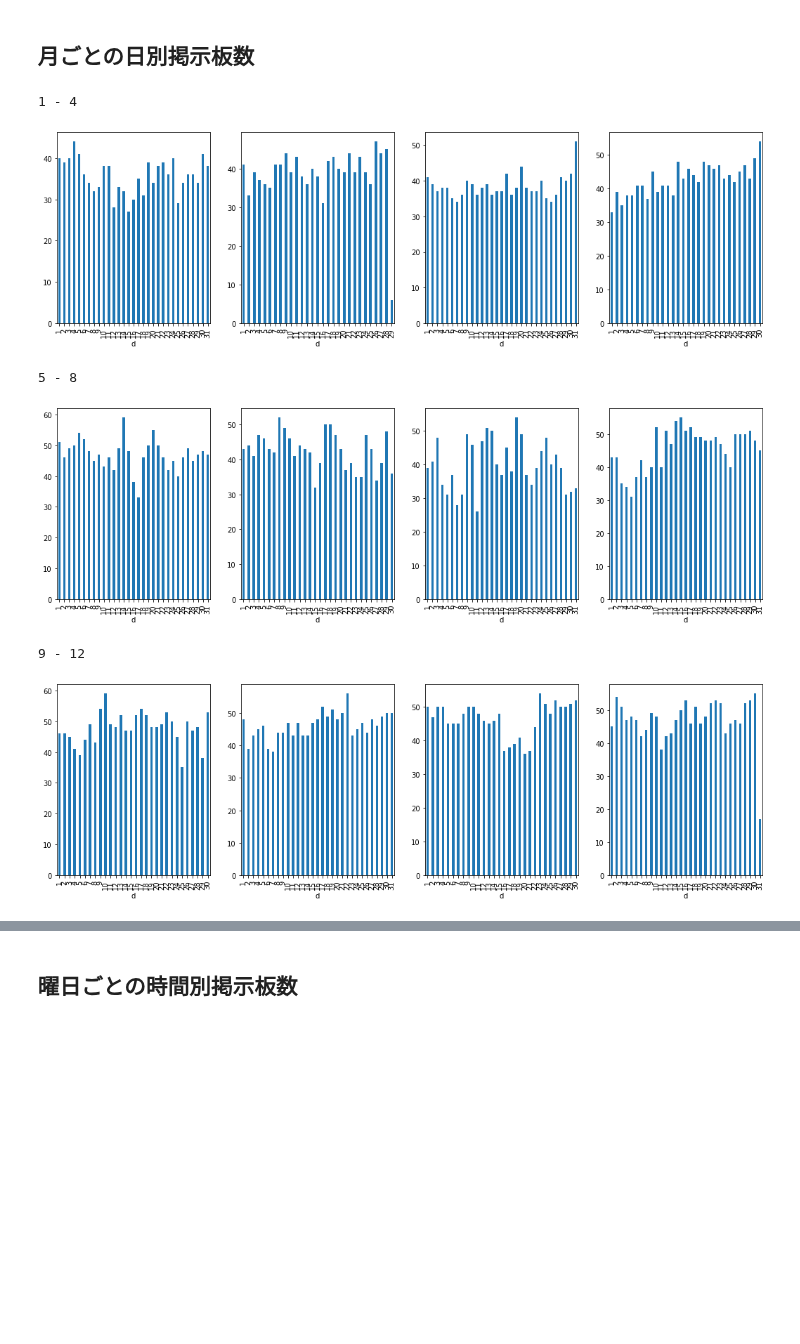
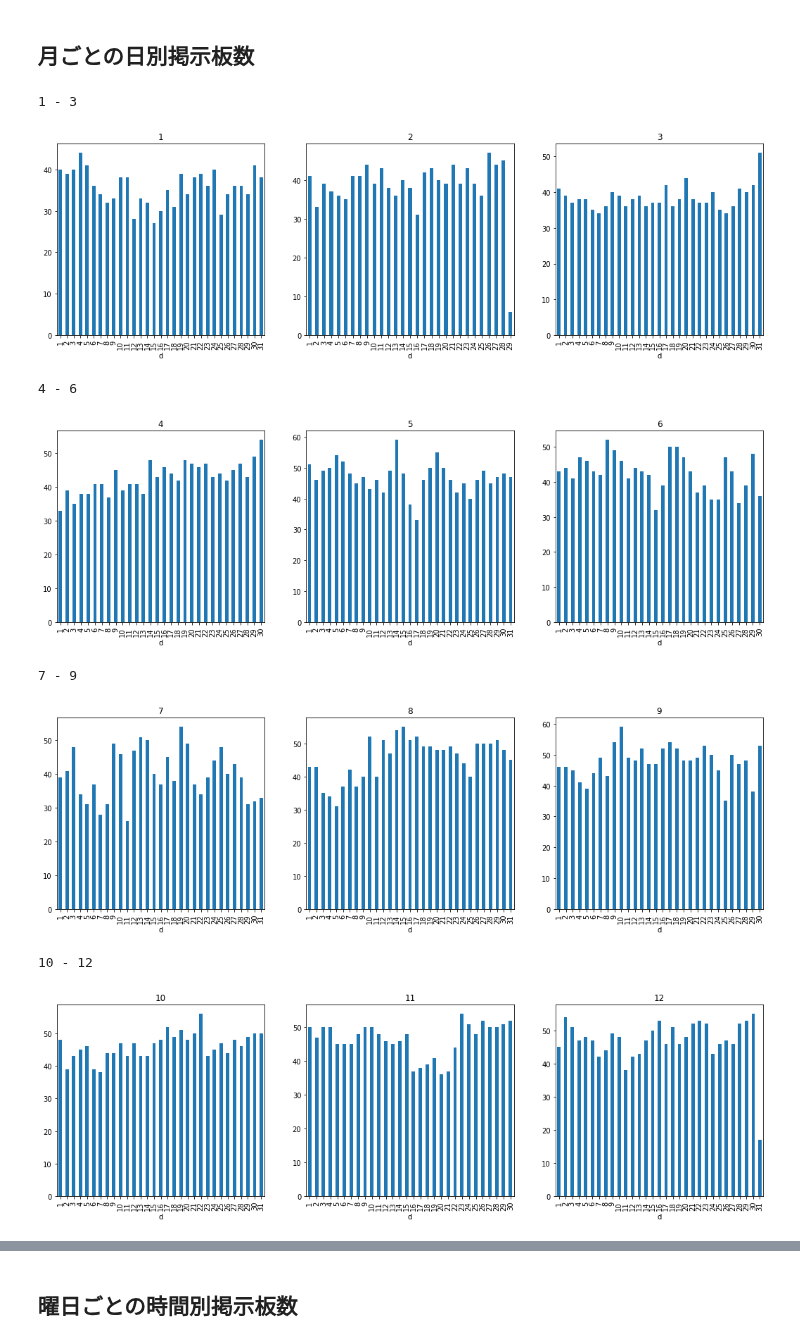
Before and after one commit to Kazuya-Minakuchi/qiita, a Jupyter notebook: dereste_analysis/open2ch/02_check_board_list.ipynb, the cells around one changed output, grey strips where cells are left out. Cells and saved outputs as stored; diff of their text form; code cells hidden in the pictures; blank space fills up the shorter version.

```diff
--- a/dereste_analysis/open2ch/02_check_board_list.ipynb
+++ b/dereste_analysis/open2ch/02_check_board_list.ipynb
@@ -321,21 +360,25 @@ df.groupby('h')['スレタイ'].count().plot(kind='bar')
 # %% [markdown]
 ## 月ごとの日別掲示板数
 # %%
-for m in [1, 5, 9]:
-    print(m, '-', m+3)
-    fig, axes = plt.subplots(1, 4, figsize=(18, 5))
+for m in [1, 4, 7, 10]:
+    print(m, '-', m+2)
+    fig, axes = plt.subplots(1, 3, figsize=(18, 5))
     df[df['m']==m].groupby('d')['スレタイ'].count().plot(kind='bar',   ax=axes[0])
+    axes[0].set_title(m)
     df[df['m']==m+1].groupby('d')['スレタイ'].count().plot(kind='bar', ax=axes[1])
+    axes[1].set_title(m+1)
     df[df['m']==m+2].groupby('d')['スレタイ'].count().plot(kind='bar', ax=axes[2])
-    df[df['m']==m+3].groupby('d')['スレタイ'].count().plot(kind='bar', ax=axes[3])
+    axes[2].set_title(m+2)
     plt.show()
 # %% [output]
-1 - 4
+1 - 3
-[figure, old version]
+[figure, new version]
-5 - 8
+4 - 6
-[figure, old version]
+[figure, new version]
-9 - 12
+7 - 9
-[figure, old version]
+[figure, new version]
+10 - 12
+[figure, added]
 # %% [markdown]
 * 1月
   * 月初が多い。年始だからみんな休みで書き込んでる？
```
Also changed, not shown: parts of 15 cells of this notebook.
